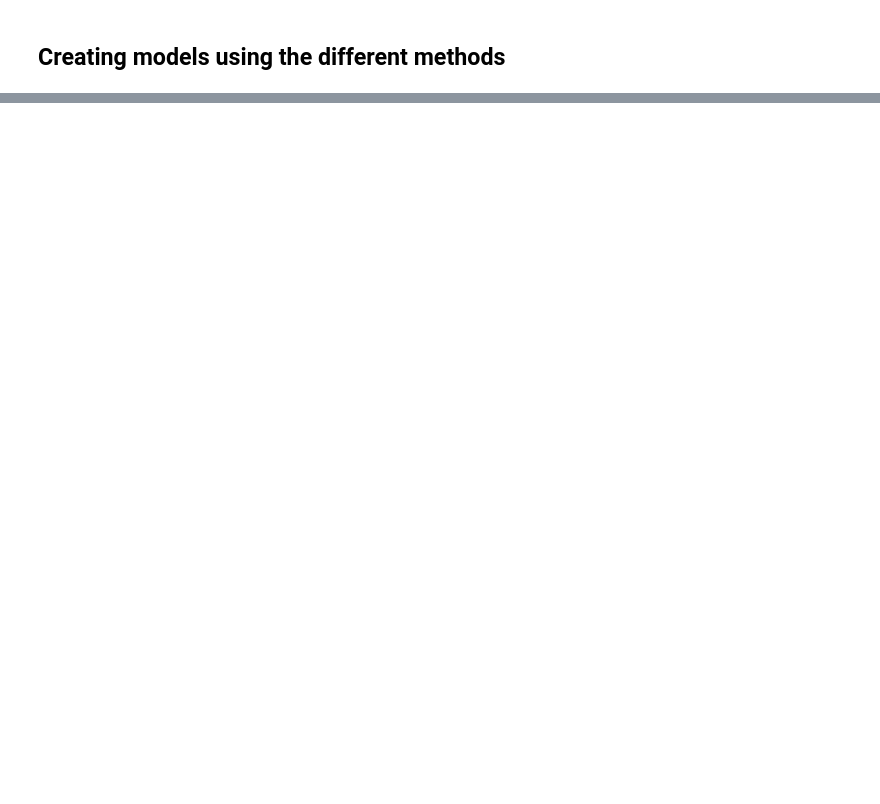
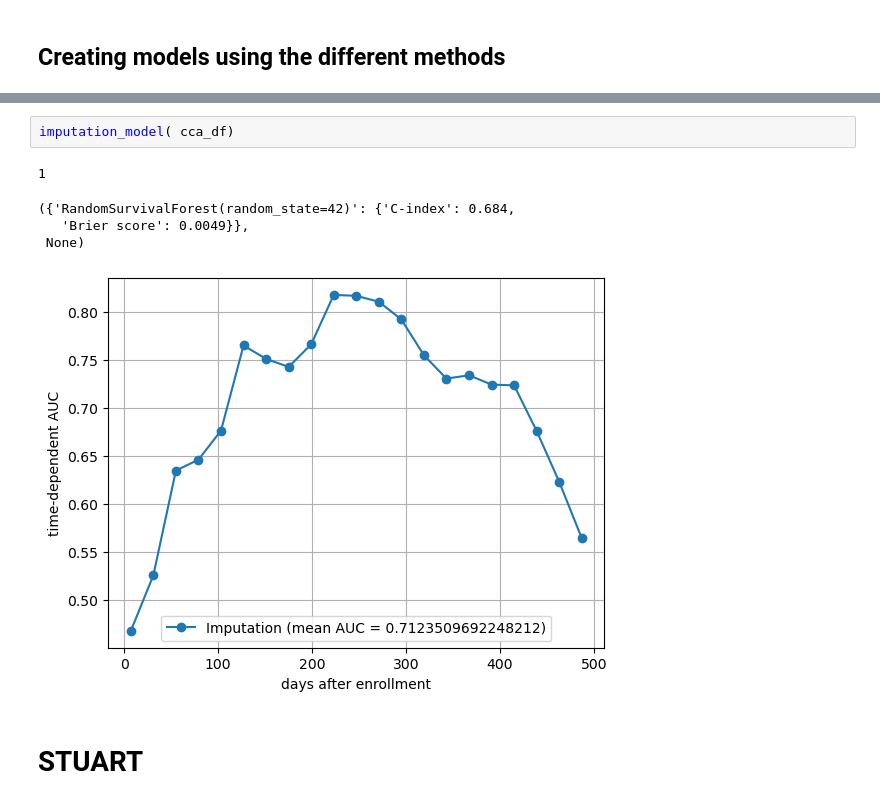
Before and after one commit to Laheij/Right_censoring_thesis, a Jupyter notebook: simulated_data.ipynb, the cells around one changed output, grey strips where cells are left out. Saved outputs shown, nothing was run; the diff lists cells and outputs as text; blank space fills up the shorter version.

```diff
--- a/simulated_data.ipynb
+++ b/simulated_data.ipynb
@@ -262,0 +283,10 @@ def stuart(basemodel, X, y):
+# %%
+imputation_model( cca_df)
+# %% [output]
+1
+({'RandomSurvivalForest(random_state=42)': {'C-index': 0.684,
+   'Brier score': 0.0049}},
+ None)
+[figure, added]
+# %% [markdown]
+# STUART
```
Also changed, not shown: parts of 24 cells of this notebook.
